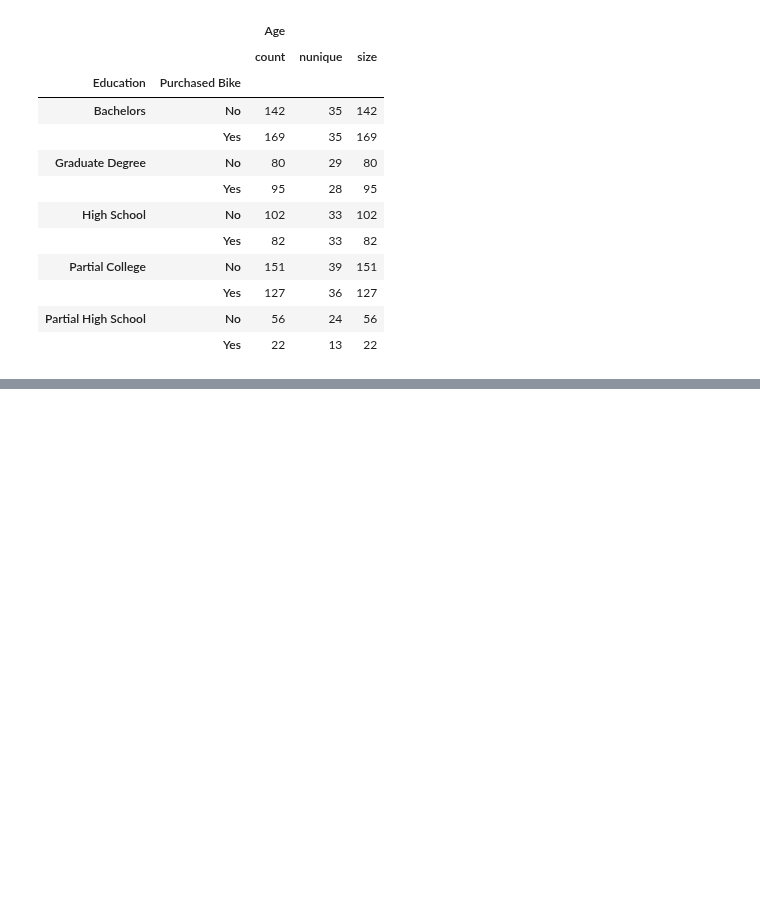
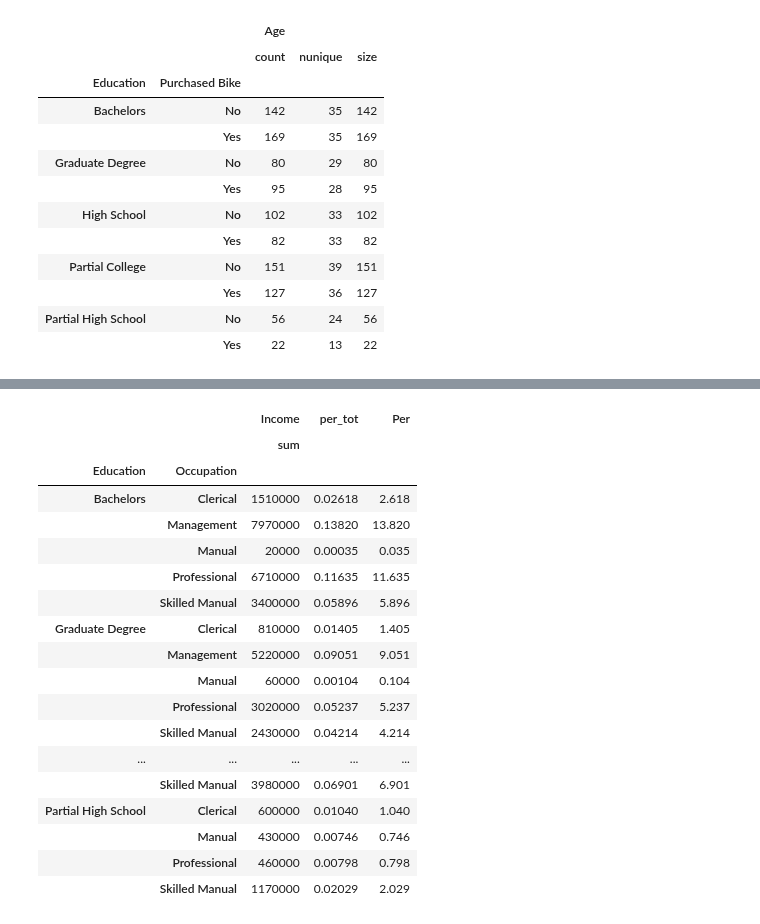
Before and after one commit to sledhead/simple_python, a Jupyter notebook: pandas_test.ipynb, the cells around one changed output, grey strips where cells are left out. Cells and saved outputs as stored; diff of their text form; code cells hidden in the pictures; blank space fills up the shorter version.

```diff
--- a/pandas_test.ipynb
+++ b/pandas_test.ipynb
@@ -281,3 +281,6 @@ df.groupby(['Education', 'Purchased Bike']).agg(agg_func_count).round(2)
 |  | Yes | 127 | 36 | 127 |
 | Partial High School | No | 56 | 24 | 56 |
 |  | Yes | 22 | 13 | 22 |
+# %%
+agg_func_count = {'Income': ['sum']}
+df_sp = df.groupby(['Education', 'Occupation']).agg(agg_func_count).assign(per_tot= lambda x : x / x.sum()).round(5)
@@ -283,0 +315,24 @@ df.groupby(['Education', 'Purchased Bike']).agg(agg_func_count).round(2)
+# %%
+df_new = df_sp.assign(Per = df_sp.per_tot * 100)
+# %%
+df_new
+# %% [output]
+|  |  | Income | per_tot | Per |
+|  |  | sum |  |  |
+| Education | Occupation |  |  |  |
+| Bachelors | Clerical | 1510000 | 0.02618 | 2.618 |
+|  | Management | 7970000 | 0.13820 | 13.820 |
+|  | Manual | 20000 | 0.00035 | 0.035 |
+|  | Professional | 6710000 | 0.11635 | 11.635 |
+|  | Skilled Manual | 3400000 | 0.05896 | 5.896 |
+| Graduate Degree | Clerical | 810000 | 0.01405 | 1.405 |
+|  | Management | 5220000 | 0.09051 | 9.051 |
+|  | Manual | 60000 | 0.00104 | 0.104 |
+|  | Professional | 3020000 | 0.05237 | 5.237 |
+|  | Skilled Manual | 2430000 | 0.04214 | 4.214 |
+| ... | ... | ... | ... | ... |
+|  | Skilled Manual | 3980000 | 0.06901 | 6.901 |
+| Partial High School | Clerical | 600000 | 0.01040 | 1.040 |
+|  | Manual | 430000 | 0.00746 | 0.746 |
+|  | Professional | 460000 | 0.00798 | 0.798 |
+|  | Skilled Manual | 1170000 | 0.02029 | 2.029 |
```
Also changed, not shown: parts of 2 cells of this notebook.
